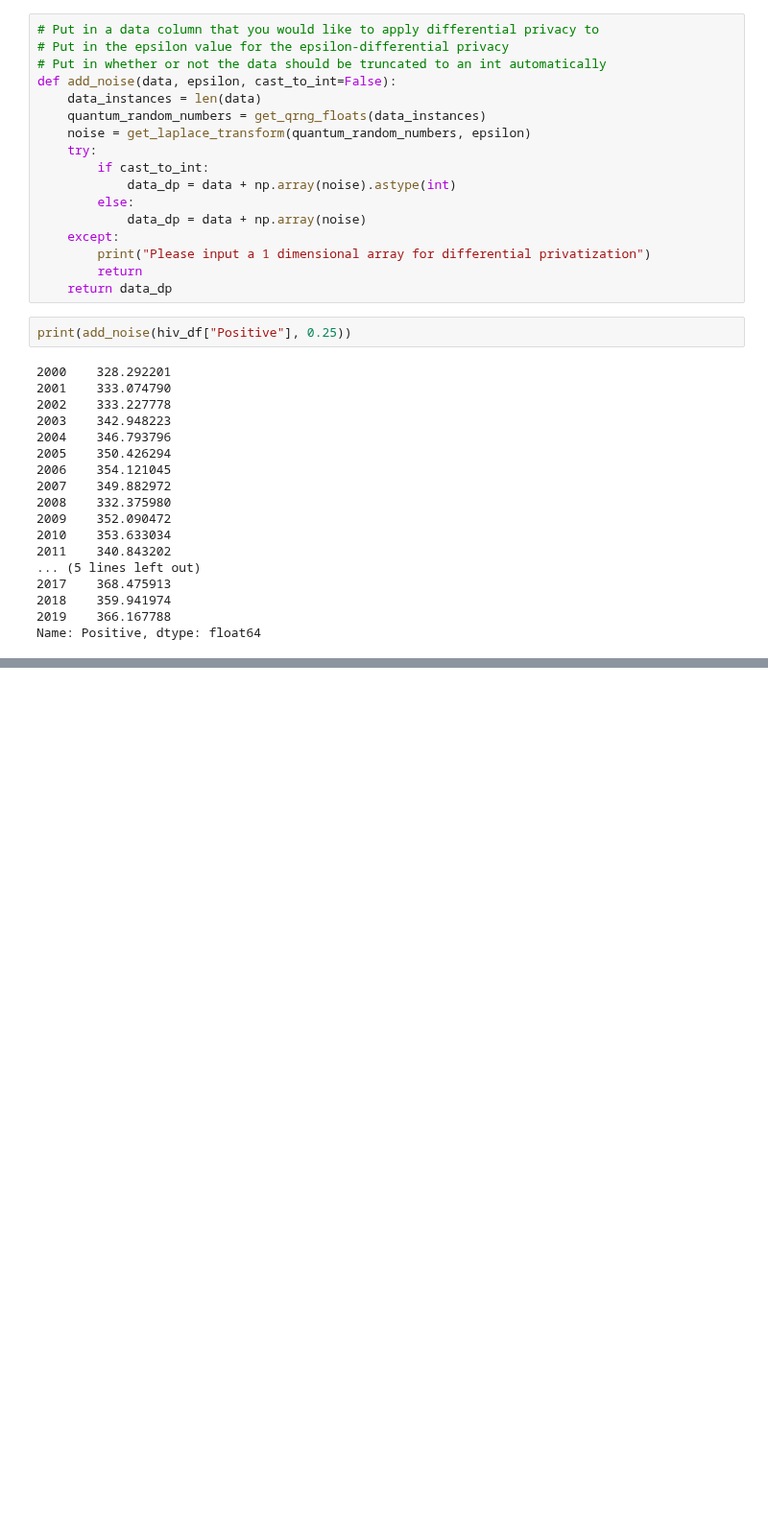
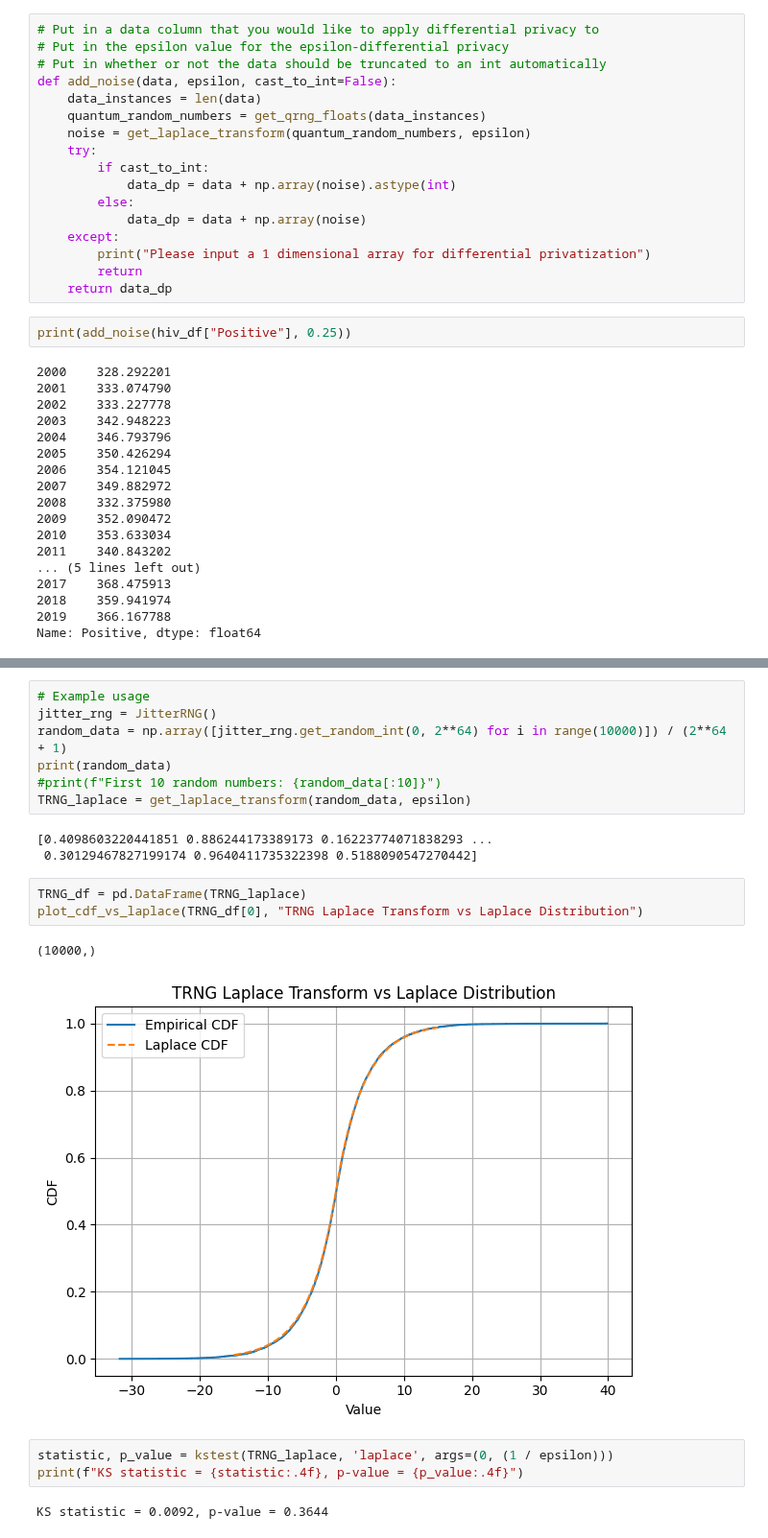
Before and after one commit to Kaya-Kaya/CMU-x-IDQuantique-Challenge, a Jupyter notebook: Task_4.ipynb, the cells around one changed output, grey strips where cells are left out. Shown at 96% size. Saved outputs shown, nothing was run; the diff lists cells and outputs as text; blank space fills up the shorter version.

```diff
--- a/Task_4.ipynb
+++ b/Task_4.ipynb
@@ -966,0 +1157,21 @@ Name: Positive, dtype: float64
+# %%
+# Example usage
+jitter_rng = JitterRNG()
+random_data = np.array([jitter_rng.get_random_int(0, 2**64) for i in range(10000)]) / (2**64 + 1)
+print(random_data)
+#print(f"First 10 random numbers: {random_data[:10]}")
+TRNG_laplace = get_laplace_transform(random_data, epsilon)
+# %% [output]
+[0.4098603220441851 0.886244173389173 0.16223774071838293 ...
+ 0.30129467827199174 0.9640411735322398 0.5188090547270442]
+# %%
+TRNG_df = pd.DataFrame(TRNG_laplace)
+plot_cdf_vs_laplace(TRNG_df[0], "TRNG Laplace Transform vs Laplace Distribution")
+# %% [output]
+(10000,)
+[figure, added]
+# %%
+statistic, p_value = kstest(TRNG_laplace, 'laplace', args=(0, (1 / epsilon)))
+print(f"KS statistic = {statistic:.4f}, p-value = {p_value:.4f}")
+# %% [output]
+KS statistic = 0.0092, p-value = 0.3644
```
Also changed, not shown: parts of 14 cells of this notebook, 16 other files.
